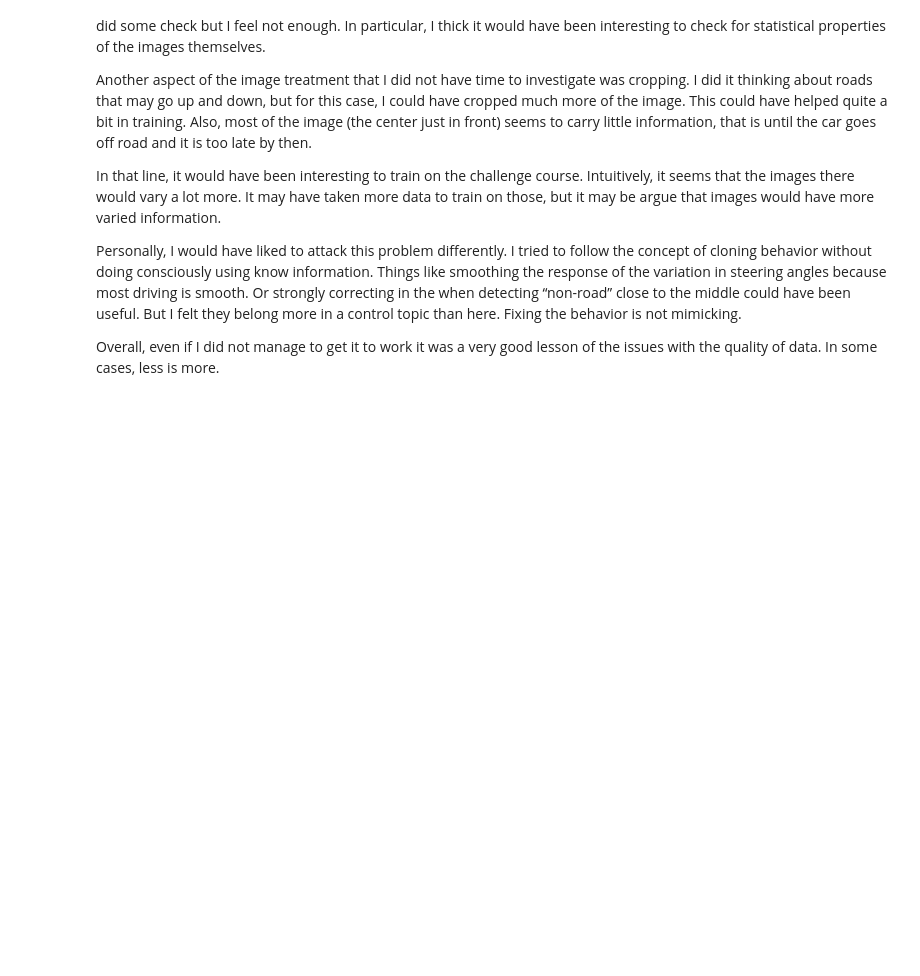
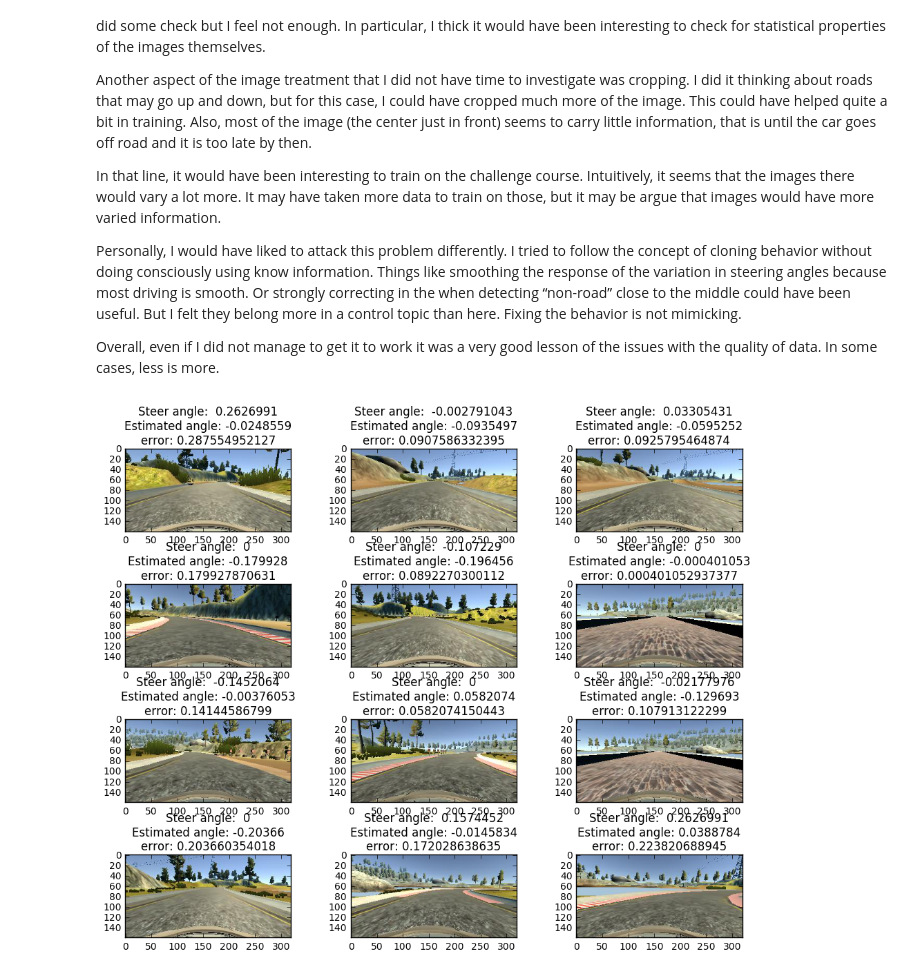
Before and after one commit to albertoferna/CarND-Behavioral-Cloning-P3, a Jupyter notebook: Behavioral Cloning.ipynb, the cells around one changed output. Saved outputs shown, nothing was run; the diff lists cells and outputs as text; code cells hidden in the pictures; blank space fills up the shorter version.

```diff
--- a/Behavioral Cloning.ipynb
+++ b/Behavioral Cloning.ipynb
@@ -272,3 +274,21 @@ In that line, it would have been interesting to train on the challenge course. I
 Personally, I would have liked to attack this problem differently. I tried to follow the concept of cloning behavior without doing consciously using know information. Things like smoothing the response of the variation in steering angles because most driving is smooth. Or strongly correcting in the when detecting “non-road” close to the middle could have been useful. But I felt they belong more in a control topic than here. Fixing the behavior is not mimicking.
 
 Overall, even if I did not manage to get it to work it was a very good lesson of the issues with the quality of data. In some cases, less is more.
+# %%
+model = load_model('./weights.02-0.13.h5')
+# %%
+# Plot frames from examples list to be the same as above
+n = 4
+m = 3
+fig, ax = plt.subplots(n, m)
+for a, sample in zip(ax.flatten(), example_lines):
+    img = cv2.imread(data_folder + sample[0].strip())
+    # Crop images to see what the classifiers sees
+    a.imshow(toRGB(img[:100, :, :]))
+    steer_estimate = model.predict(toRGB(img)[None,:,:,:], batch_size=1)[0][0]
+    a.set_title('Steer angle: ' + sample[3] + '\n' + 'Estimated angle: ' + str(steer_estimate) + '\n' +
+                'error: ' + str(abs(float(sample[3]) - steer_estimate)))
+fig.set_size_inches(10,8)
+fig.tight_layout()
+# %% [output]
+[figure, added]
```
Also changed, not shown: parts of 5 cells of this notebook, 4 other files.
